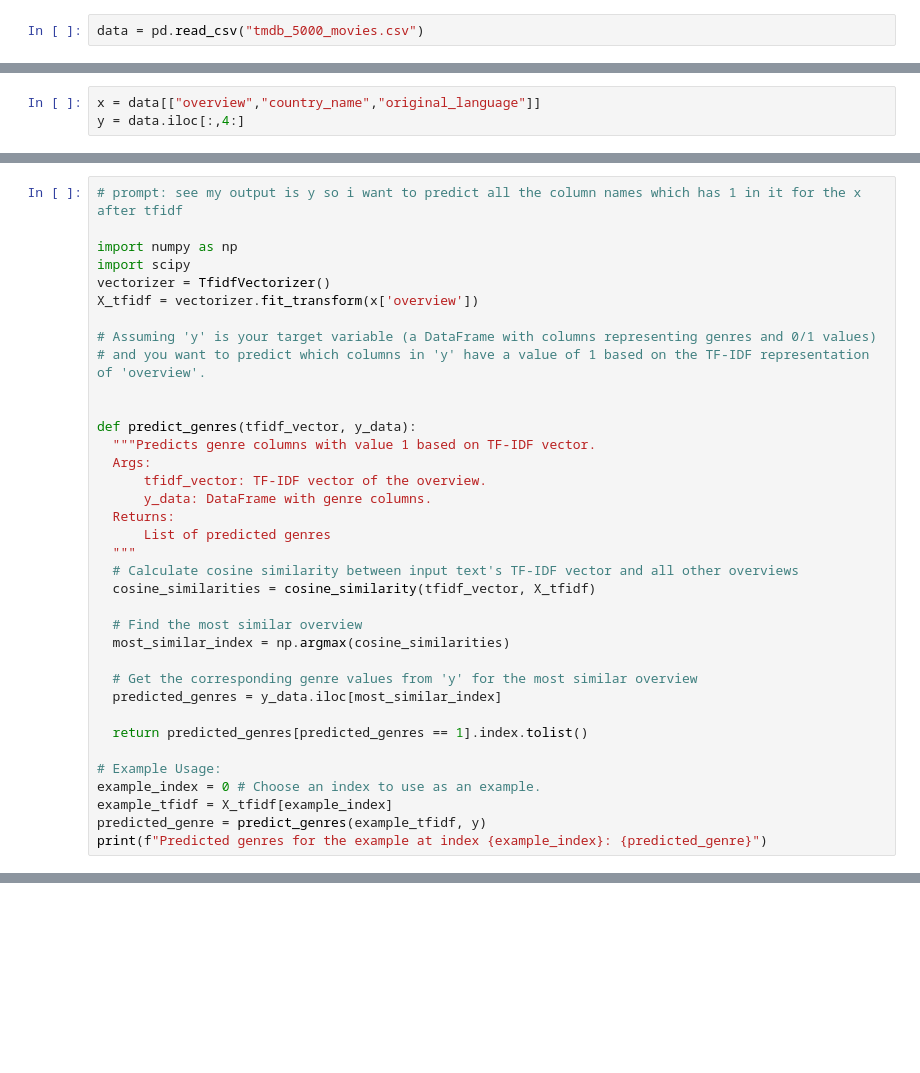
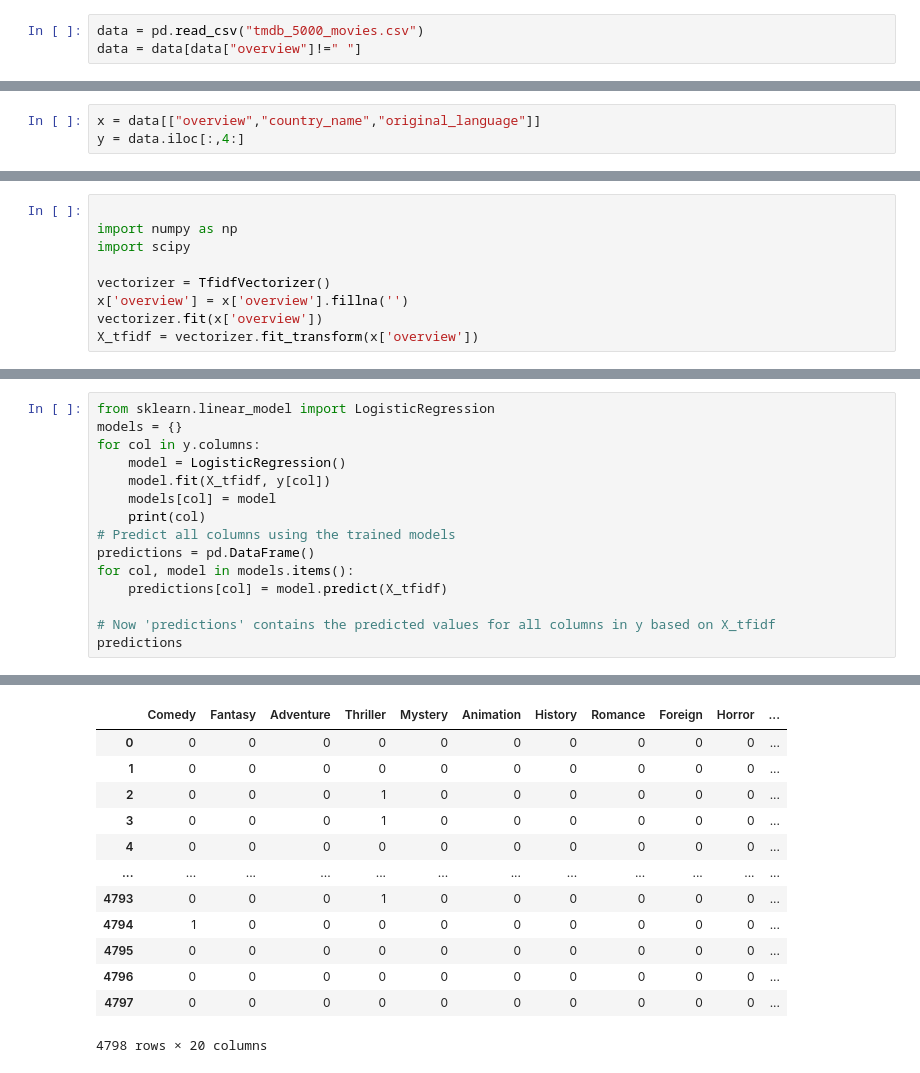
Before and after one commit to Diwakarmogarala/creations, a Jupyter notebook: news_classification/TMDB.ipynb, the cells around one changed output, grey strips where cells are left out. Drawn from its saved outputs; the diff is of its cells as text; blank space fills up the shorter version.

```diff
--- a/news_classification/TMDB.ipynb
+++ b/news_classification/TMDB.ipynb
@@ -30,2 +29,3 @@ replace tmdb_5000_movies.csv? [y]es, [n]o, [A]ll, [N]one, [r]ename: n
 # %%
 data = pd.read_csv("tmdb_5000_movies.csv")
+data = data[data["overview"]!=" "]
@@ -134,0 +328,9 @@ y
+# %%
+
+import numpy as np
+import scipy
+
+vectorizer = TfidfVectorizer()
+x['overview'] = x['overview'].fillna('')
+vectorizer.fit(x['overview'])
+X_tfidf = vectorizer.fit_transform(x['overview'])
@@ -135,37 +351,16 @@ y
 # %%
-# prompt: see my output is y so i want to predict all the column names which has 1 in it for the x after tfidf
+from sklearn.linear_model import LogisticRegression
+models = {}
+for col in y.columns:
+    model = LogisticRegression()
+    model.fit(X_tfidf, y[col])
+    models[col] = model
+    print(col)
+# Predict all columns using the trained models
+predictions = pd.DataFrame()
+for col, model in models.items():
+    predictions[col] = model.predict(X_tfidf)
 
-import numpy as np
-import scipy
-vectorizer = TfidfVectorizer()
-X_tfidf = vectorizer.fit_transform(x['overview'])
-
-# Assuming 'y' is your target variable (a DataFrame with columns representing genres and 0/1 values)
-# and you want to predict which columns in 'y' have a value of 1 based on the TF-IDF representation of 'overview'.
-
-
-def predict_genres(tfidf_vector, y_data):
-  """Predicts genre columns with value 1 based on TF-IDF vector.
-  Args:
-      tfidf_vector: TF-IDF vector of the overview.
-      y_data: DataFrame with genre columns.
-  Returns:
-      List of predicted genres
-  """
-  # Calculate cosine similarity between input text's TF-IDF vector and all other overviews
-  cosine_similarities = cosine_similarity(tfidf_vector, X_tfidf)
-
-  # Find the most similar overview
-  most_similar_index = np.argmax(cosine_similarities)
-
-  # Get the corresponding genre values from 'y' for the most similar overview
-  predicted_genres = y_data.iloc[most_similar_index]
-
-  return predicted_genres[predicted_genres == 1].index.tolist()
-
-# Example Usage:
-example_index = 0 # Choose an index to use as an example.
-example_tfidf = X_tfidf[example_index]
-predicted_genre = predict_genres(example_tfidf, y)
-print(f"Predicted genres for the example at index {example_index}: {predicted_genre}")
+# Now 'predictions' contains the predicted values for all columns in y based on X_tfidf
+predictions
 # %% [output]
@@ -172,0 +387,13 @@ ValueError: np.nan is an invalid document, expected byte or unicode string.
+|  | Comedy | Fantasy | Adventure | Thriller | Mystery | Animation | History | Romance | Foreign | Horror | ... |
+| 0 | 0 | 0 | 0 | 0 | 0 | 0 | 0 | 0 | 0 | 0 | ... |
+| 1 | 0 | 0 | 0 | 0 | 0 | 0 | 0 | 0 | 0 | 0 | ... |
+| 2 | 0 | 0 | 0 | 1 | 0 | 0 | 0 | 0 | 0 | 0 | ... |
+| 3 | 0 | 0 | 0 | 1 | 0 | 0 | 0 | 0 | 0 | 0 | ... |
+| 4 | 0 | 0 | 0 | 0 | 0 | 0 | 0 | 0 | 0 | 0 | ... |
+| ... | ... | ... | ... | ... | ... | ... | ... | ... | ... | ... | ... |
+| 4793 | 0 | 0 | 0 | 1 | 0 | 0 | 0 | 0 | 0 | 0 | ... |
+| 4794 | 1 | 0 | 0 | 0 | 0 | 0 | 0 | 0 | 0 | 0 | ... |
+| 4795 | 0 | 0 | 0 | 0 | 0 | 0 | 0 | 0 | 0 | 0 | ... |
+| 4796 | 0 | 0 | 0 | 0 | 0 | 0 | 0 | 0 | 0 | 0 | ... |
+| 4797 | 0 | 0 | 0 | 0 | 0 | 0 | 0 | 0 | 0 | 0 | ... |
+4798 rows × 20 columns
```
Also changed, not shown: parts of 28 cells of this notebook.
